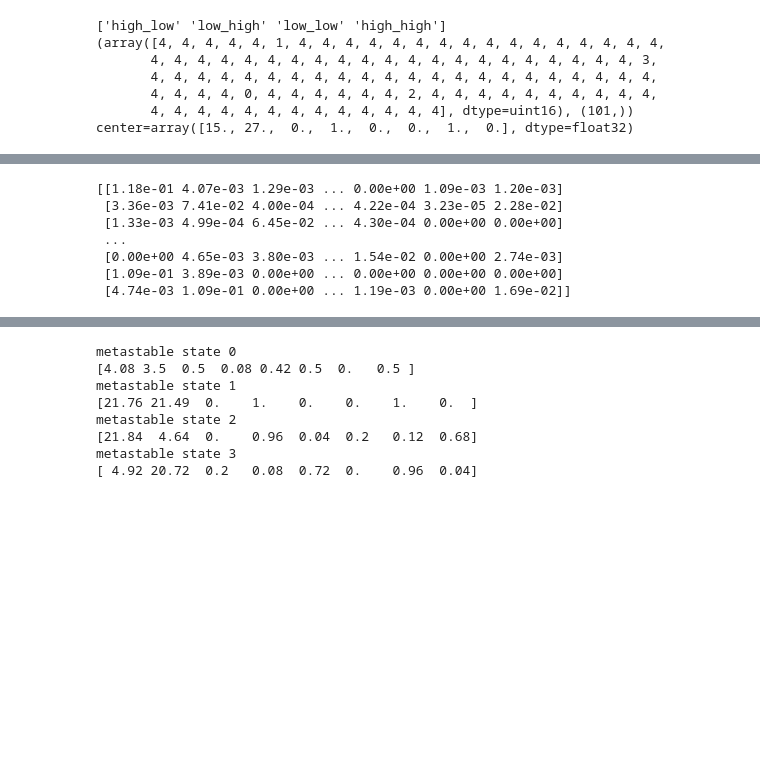
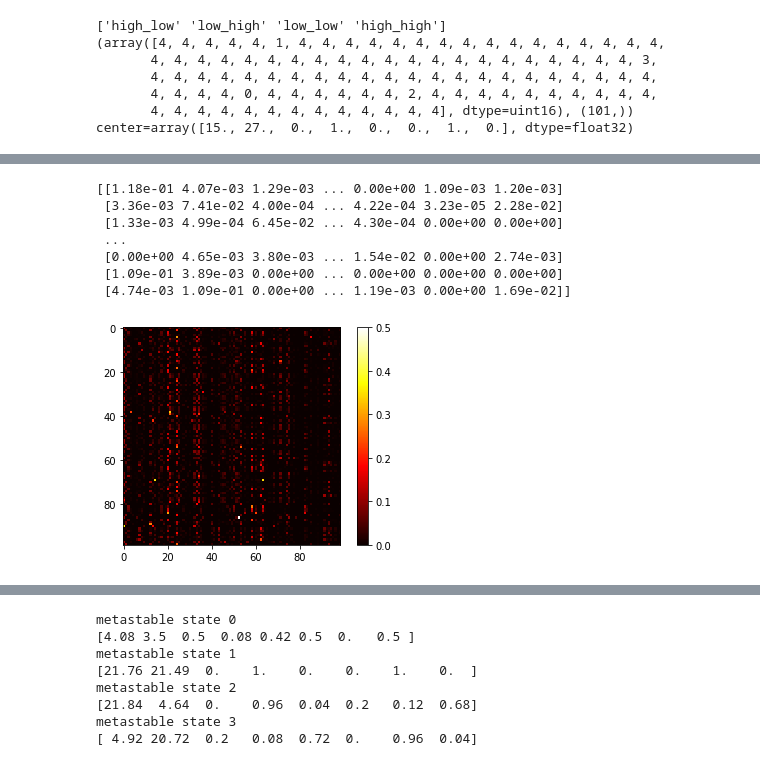
Before and after one commit to ASinanSaglam/WESTPA_Workshop_2018_Saglam, a Jupyter notebook: analysis/analysis_test.ipynb, the cells around one changed output, grey strips where cells are left out. Cells and saved outputs as stored; diff of their text form; code cells hidden in the pictures; blank space fills up the shorter version.

```diff
--- a/analysis/analysis_test.ipynb
+++ b/analysis/analysis_test.ipynb
@@ -155,18 +147,21 @@ print(tm)
 # %%
 # We can make a markov chain over the voronoi bins, the transition matrix has to be symmetrized to fulfill equilibrium
 # conditions for future analysis
 stm = ahelper.symmetrize(tm)
 # Row normalize to turn this into a proper row stochastic transition matrix
 ntm = ahelper.row_normalize(stm)
 print(ntm)
+im = plt.imshow(ntm, cmap=plt.get_cmap('hot'))
+_ =plt.colorbar(im)
 # %% [output]
 [[1.18e-01 4.07e-03 1.29e-03 ... 0.00e+00 1.09e-03 1.20e-03]
  [3.36e-03 7.41e-02 4.00e-04 ... 4.22e-04 3.23e-05 2.28e-02]
  [1.33e-03 4.99e-04 6.45e-02 ... 4.30e-04 0.00e+00 0.00e+00]
  ...
  [0.00e+00 4.65e-03 3.80e-03 ... 1.54e-02 0.00e+00 2.74e-03]
  [1.09e-01 3.89e-03 0.00e+00 ... 0.00e+00 0.00e+00 0.00e+00]
  [4.74e-03 1.09e-01 0.00e+00 ... 1.19e-03 0.00e+00 1.69e-02]]
+[figure, added]
 # %%
 # Use pyEmma to do PCCA+ coarse graining, finding metastable states and a transition matrix between them
 MSM = pe.msm.MSM(ntm, reversible=True)
```
Also changed, not shown: parts of 11 cells of this notebook.
